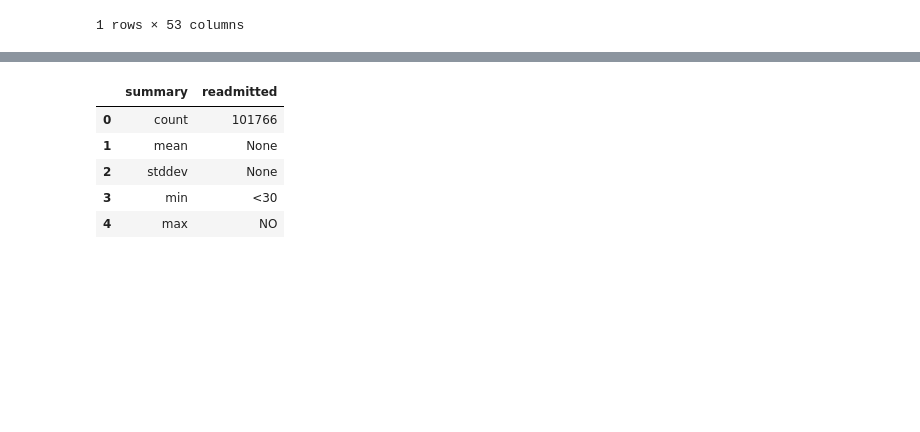
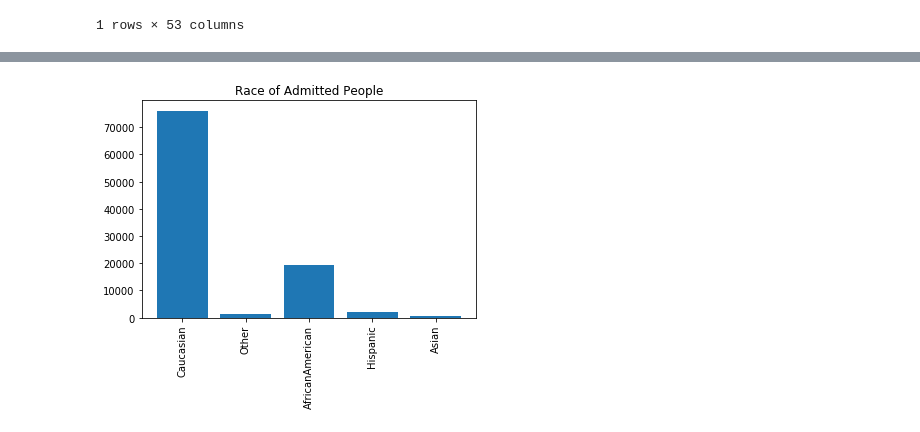
Before and after one commit to Laxman-Kumar/Hospital-Readmission-based-on-DiabetesData, a Jupyter notebook: BDASaheb.ipynb, the cells around one changed output, grey strips where cells are left out. Cells and saved outputs as stored; diff of their text form; code cells hidden in the pictures; blank space fills up the shorter version.

```diff
--- a/BDASaheb.ipynb
+++ b/BDASaheb.ipynb
@@ -175,9 +194,20 @@ plt.show()
-# %%
-df.select('readmitted').describe().toPandas()
-# %% [output]
-|  | summary | readmitted |
-| 0 | count | 101766 |
-| 1 | mean | None |
-| 2 | stddev | None |
-| 3 | min | <30 |
-| 4 | max | NO |
+# %%
+# Number of Females and Male Patients
+d = df.groupBy('race').count().toPandas()
+
+height = d['count'][:-1]
+values = d['race'][:-1]
+
+# Create bars
+plt.bar(values, height)
+
+# Create names on the x-axis
+plt.xticks(rotation = 90)
+
+# Adding Title
+plt.title('Race of Admitted People')
+
+# Show graphic
+plt.show()
+# %% [output]
+[figure, added]
```
Also changed, not shown: parts of 6 cells of this notebook.
